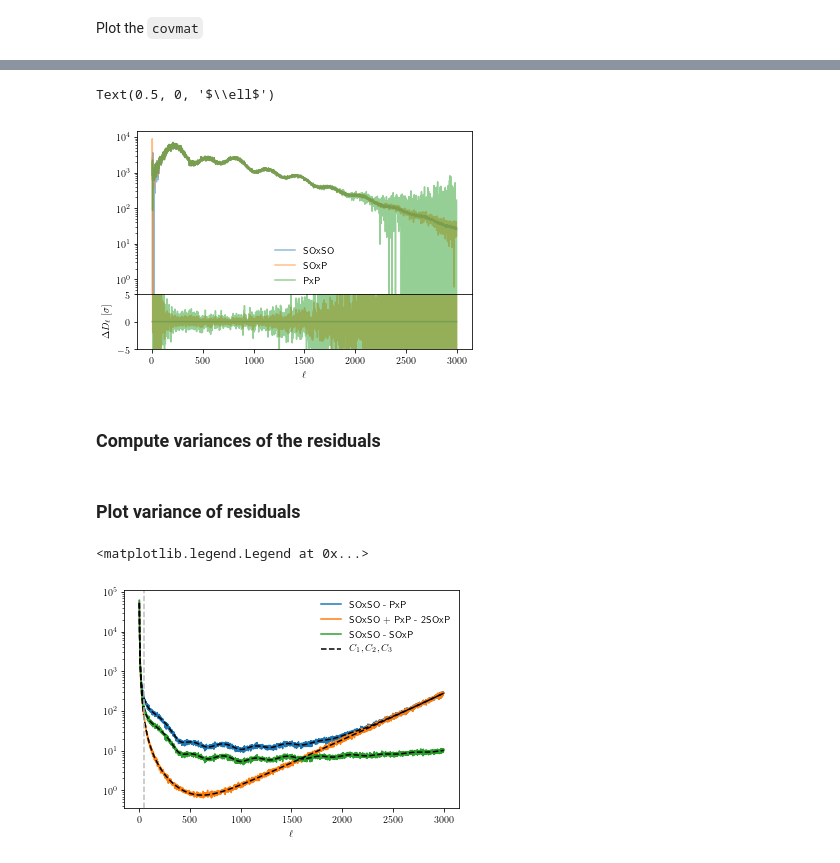
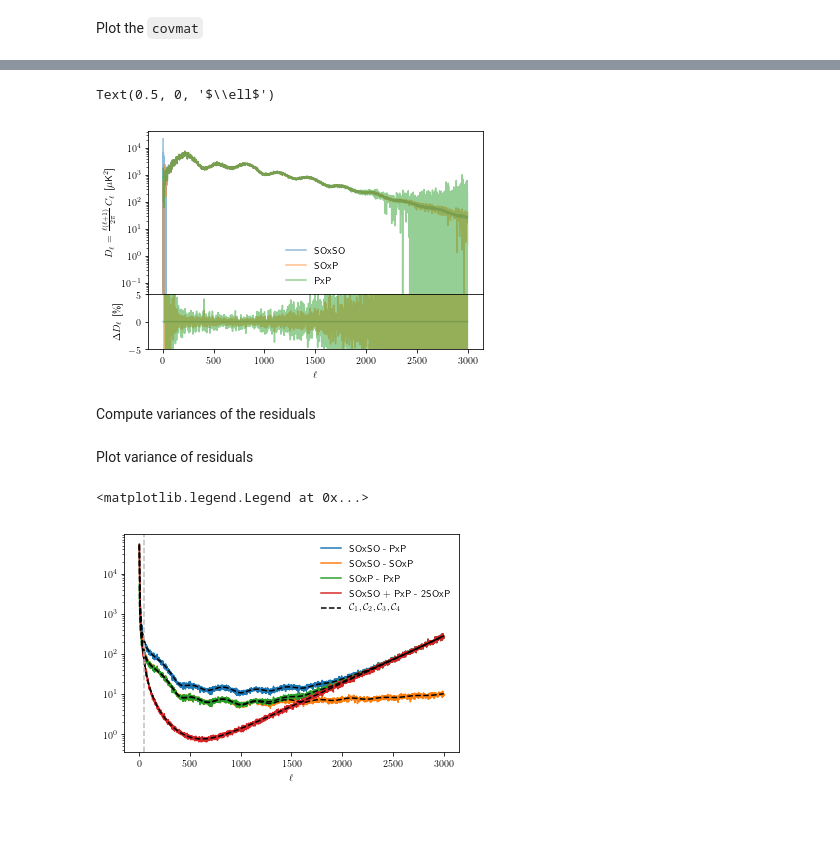
Before and after one commit to xgarrido/beyondCV, a Jupyter notebook: notebooks/residuals_covmat.ipynb, the cells around one changed output, grey strips where cells are left out. Saved outputs shown, nothing was run; the diff lists cells and outputs as text; code cells hidden in the pictures; blank space fills up the shorter version.

```diff
--- a/notebooks/residuals_covmat.ipynb
+++ b/notebooks/residuals_covmat.ipynb
@@ -4,7 +4,7 @@
 ### Load yaml file
 # %%
 import yaml
-with open("../beyondCV.yaml", "r") as stream:
+with open("residuals_covmat.yaml", "r") as stream:
     setup = yaml.load(stream)
 # %% [markdown]
 ### Generation of CMB spectrum
@@ -123,22 +142,23 @@ Plot the resulting CMB spectrum
 # %%
 grid = plt.GridSpec(4, 1, hspace=0, wspace=0)
 main = plt.subplot(grid[0:3], xticklabels=[])
 main.semilogy()
 main.plot(ls, Dl_obs_SxS, label="SOxSO",alpha=0.5)
 main.plot(ls, Dl_obs_SxP, label="SOxP",alpha=0.5)
 main.plot(ls, Dl_obs_PxP, label="PxP",alpha=0.5)
+main.set_ylabel(r"$D_\ell=\frac{\ell(\ell+1)}{2\pi}\,C_\ell$ [$\mu$K$^2$]")
 main.legend()
 dev = plt.subplot(grid[3], ylim=[-5,5])
 dev.plot(ls, 100*(1 - Dl_obs_SxS/Dl_obs_SxS), alpha=0.5)
 dev.plot(ls, 100*(1 - Dl_obs_SxP/Dl_obs_SxS), alpha=0.5)
 dev.plot(ls, 100*(1 - Dl_obs_PxP/Dl_obs_SxS), alpha=0.5)
-dev.set_ylabel(r"$\Delta D_\ell\;[\sigma]$")
+dev.set_ylabel(r"$\Delta D_\ell$ [\%]")
 dev.set_xlabel(r"$\ell$")
 # %% [output]
 Text(0.5, 0, '$\\ell$')
-[figure, old version]
+[figure, new version]
 # %% [markdown]
-### Compute variances of the residuals
+Compute variances of the residuals
 # %%
 nbr_sims = 100
 Dl_SSmPP = np.empty((nbr_sims, len(Dl)))
@@ -156,19 +178,20 @@ for n in range(nbr_sims):
     Dl_SSpPPm2SP[n,:] = Dl_obs_SxS + Dl_obs_PxP - 2*Dl_obs_SxP
 # %% [markdown]
-### Plot variance of residuals
+Plot variance of residuals
 # %%
 plt.semilogy()
 plt.plot(ls, np.std(Dl_SSmPP, axis=0), label="SOxSO - PxP")
+plt.plot(ls, np.std(Dl_SSmSP, axis=0), label="SOxSO - SOxP")
+plt.plot(ls, np.std(Dl_SPmPP, axis=0), label="SOxP - PxP")
 plt.plot(ls, np.std(Dl_SSpPPm2SP, axis=0), label="SOxSO + PxP - 2SOxP")
-plt.plot(ls, np.std(Dl_SSmSP, axis=0), label="SOxSO - SOxP")
-plt.plot(ls, np.sqrt(covmat_SSSS + covmat_PPPP - 2*covmat_SSPP), color="k", linestyle="dashed", label=r"$C_1, C_2, C_3$")
-plt.plot(ls, np.sqrt(covmat_SSSS + covmat_PPPP + 2*covmat_SSPP - 4*(covmat_SSSP+covmat_SPPP) + 4*covmat_SPSP),
-         color="k", linestyle="dashed")
-plt.plot(ls, np.sqrt(covmat_SSSS - 2*covmat_SSSP + covmat_SPSP),
-         color="k", linestyle="dashed")
+plt.plot(ls, np.sqrt(C1), color="k", linestyle="dashed",
+         label=r"$\mathcal{C}_1, \mathcal{C}_2, \mathcal{C}_3, \mathcal{C}_4$")
+plt.plot(ls, np.sqrt(C2), color="k", linestyle="dashed")
+plt.plot(ls, np.sqrt(C3), color="k", linestyle="dashed")
+plt.plot(ls, np.sqrt(C4), color="k", linestyle="dashed")
 plt.xlabel(r"$\ell$")
 plt.axvline(50, color="0.75", linestyle="dashed")
 plt.legend()
 # %% [output]
 <matplotlib.legend.Legend at 0x...>
-[figure, old version]
+[figure, new version]
```
Also changed, not shown: parts of 12 cells of this notebook, 2 other files.
